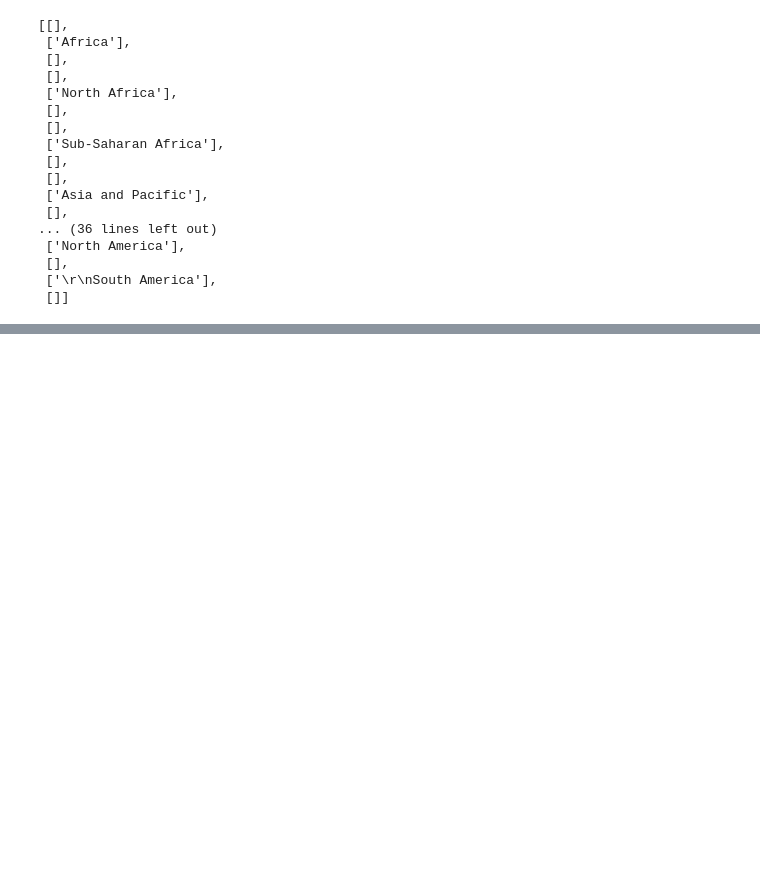
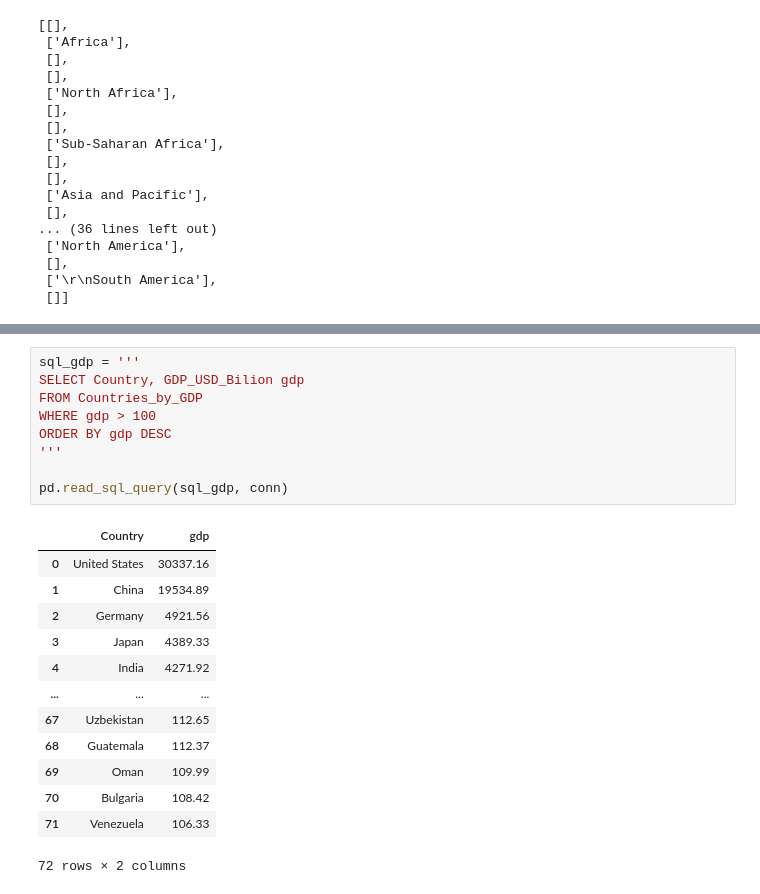
Before and after one commit to SanyaPark/Softeer-Bootcamp, a Jupyter notebook: missions/W1/tmp.ipynb, the cells around one changed output, grey strips where cells are left out. Saved outputs shown, nothing was run; the diff lists cells and outputs as text; blank space fills up the shorter version.

```diff
--- a/missions/W1/tmp.ipynb
+++ b/missions/W1/tmp.ipynb
@@ -111,0 +338,23 @@ AttributeError: 'list' object has no attribute 'split'
+# %%
+sql_gdp = '''
+SELECT Country, GDP_USD_Bilion gdp
+FROM Countries_by_GDP
+WHERE gdp > 100
+ORDER BY gdp DESC
+'''
+
+pd.read_sql_query(sql_gdp, conn)
+# %% [output]
+|  | Country | gdp |
+| 0 | United States | 30337.16 |
+| 1 | China | 19534.89 |
+| 2 | Germany | 4921.56 |
+| 3 | Japan | 4389.33 |
+| 4 | India | 4271.92 |
+| ... | ... | ... |
+| 67 | Uzbekistan | 112.65 |
+| 68 | Guatemala | 112.37 |
+| 69 | Oman | 109.99 |
+| 70 | Bulgaria | 108.42 |
+| 71 | Venezuela | 106.33 |
+72 rows × 2 columns
```
Also changed, not shown: parts of 16 cells of this notebook, 8 other files.
